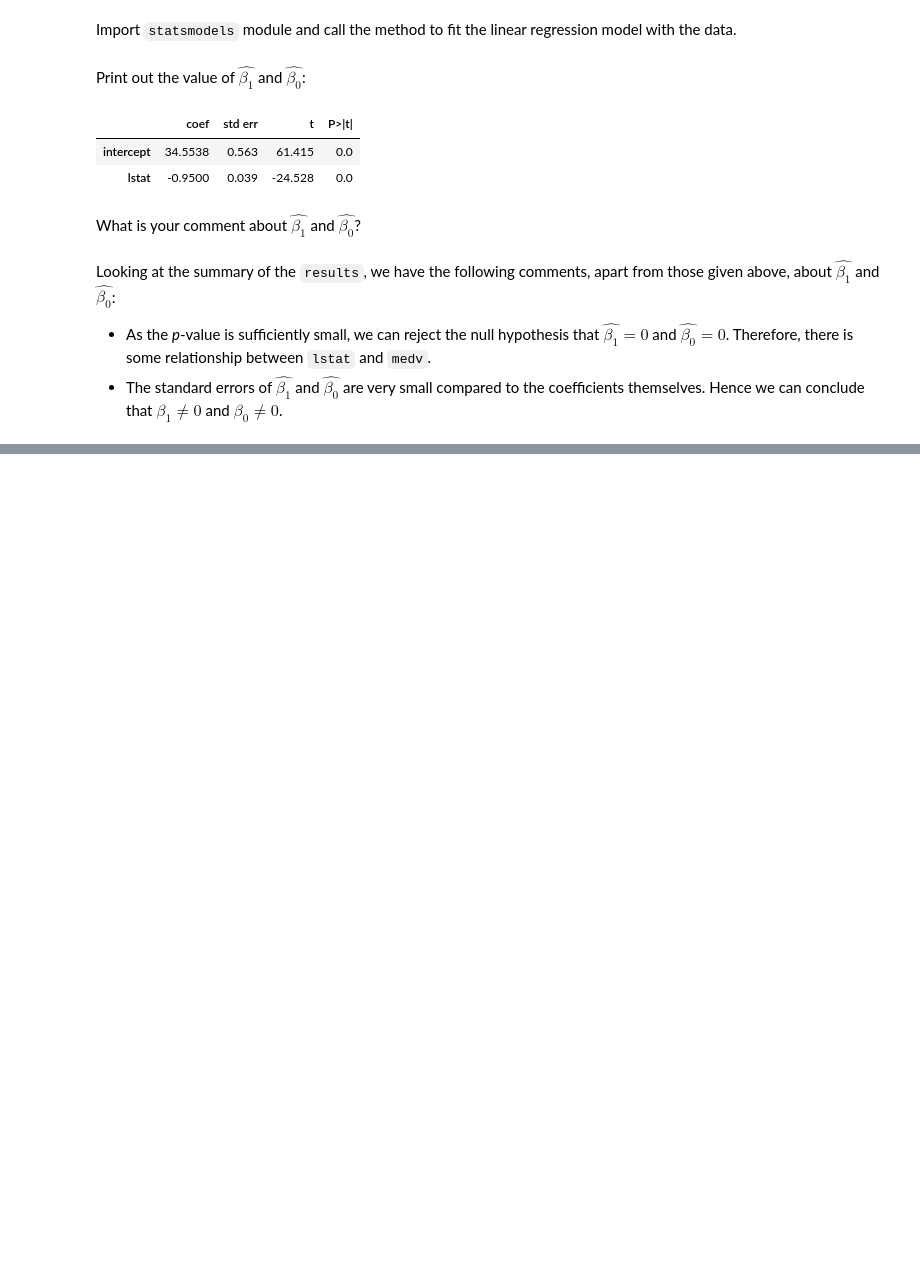
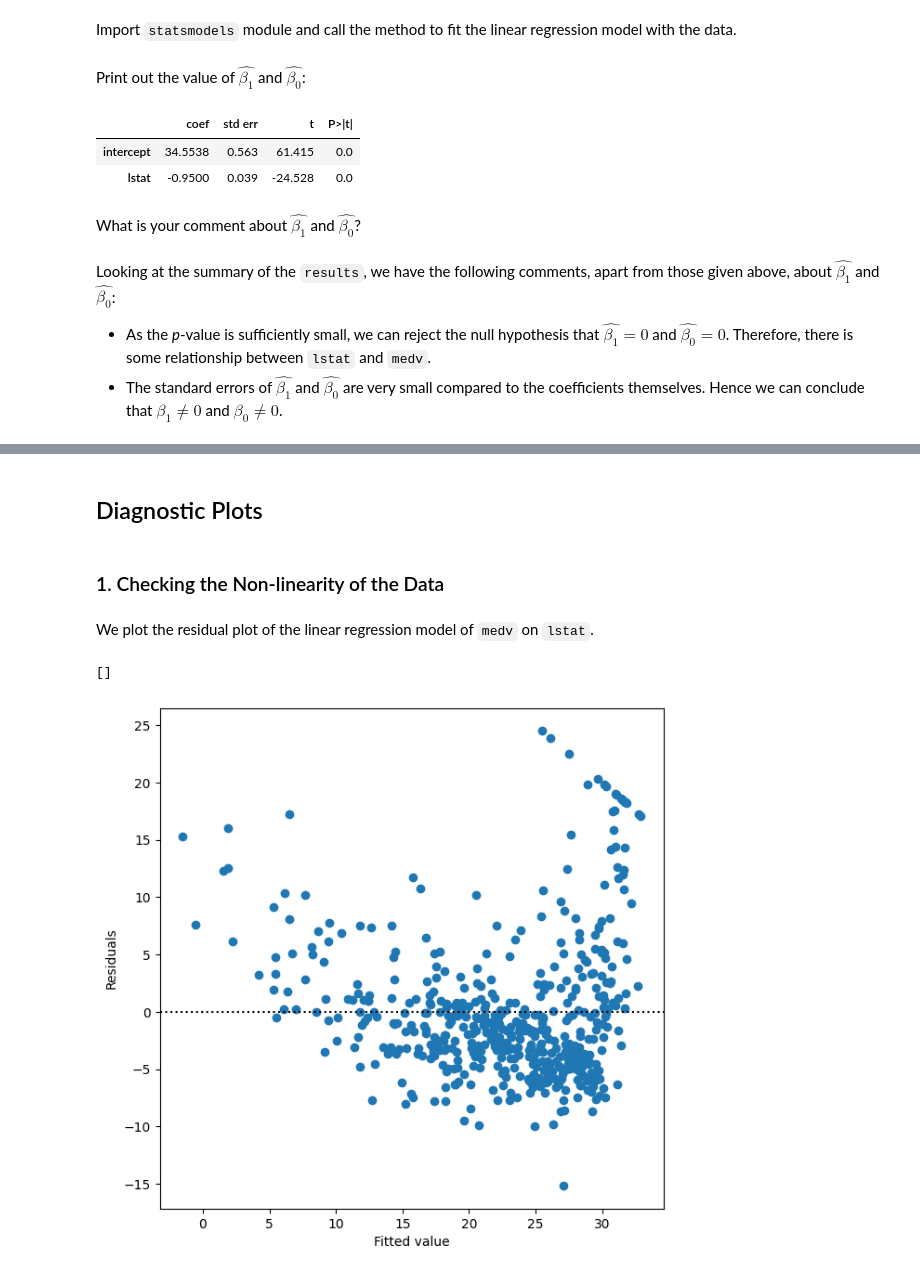
Before and after one commit to gdhdang/DSML-learning-ISL, a Jupyter notebook: Ch03-linreg/estimate_coeff_solution.ipynb, the cells around one changed output, grey strips where cells are left out. Drawn from its saved outputs; the diff is of its cells as text; code cells hidden in the pictures; blank space fills up the shorter version.

```diff
--- a/Ch03-linreg/estimate_coeff_solution.ipynb
+++ b/Ch03-linreg/estimate_coeff_solution.ipynb
@@ -107,0 +120,16 @@ Looking at the summary of the `results`, we have the following comments, apart f
+# %% [markdown]
+## Diagnostic Plots
+# %% [markdown]
+### 1. Checking the Non-linearity of the Data
+# %% [markdown]
+We plot the residual plot of the linear regression model of `medv` on `lstat`.
+# %%
+ax = subplots(figsize=(7,7))[1]
+ax.scatter(results.fittedvalues, results.resid)
+ax.set_xlabel('Fitted value')
+ax.set_ylabel('Residuals')
+ax.axhline(0, color='black', linestyle=':')
+ax.plot()
+# %% [output]
+[]
+[figure, added]
```
Also changed, not shown: parts of 15 cells of this notebook.
